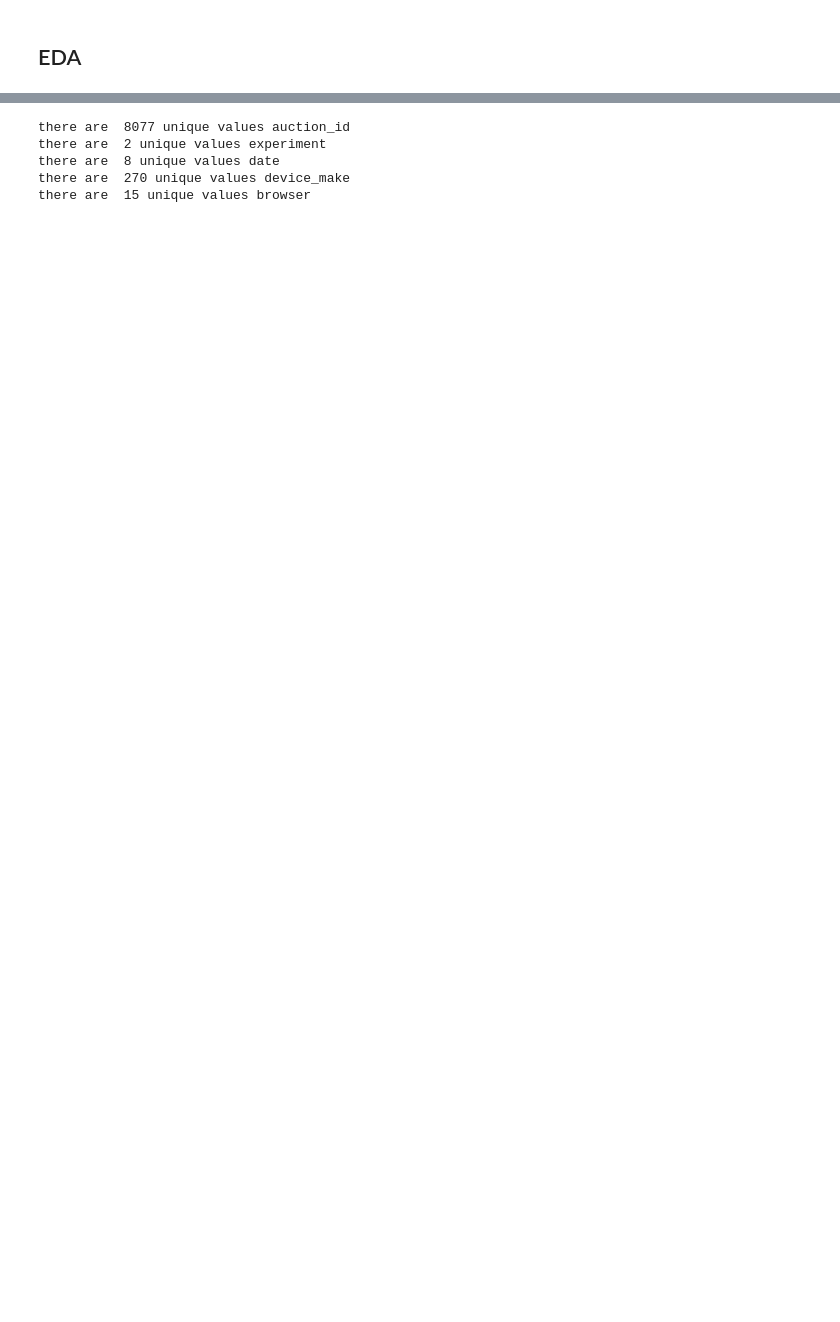
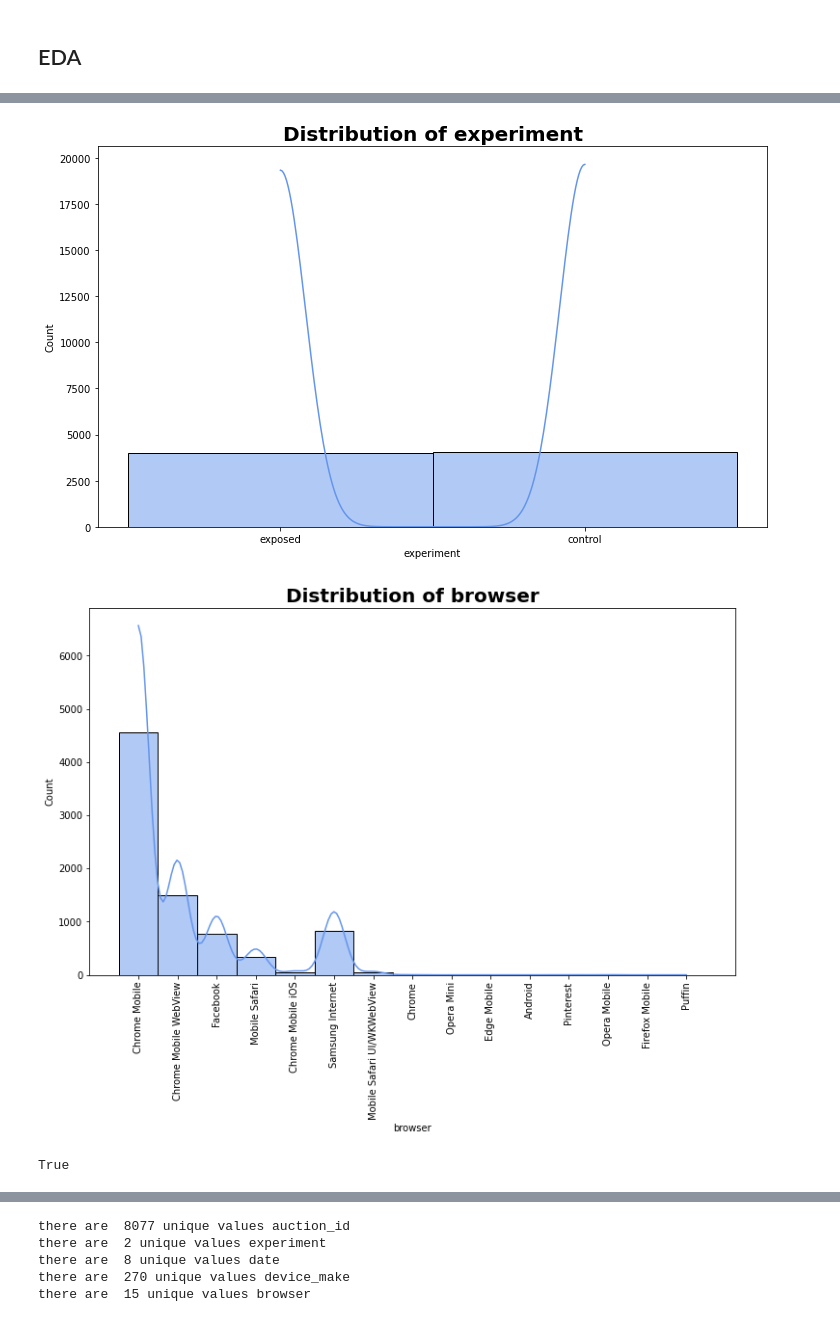
Before and after one commit to Nathnael12/A_B-Hypothesis-Testing, a Jupyter notebook: notebooks/data_cleaning.ipynb, the cells around one changed output, grey strips where cells are left out. Saved outputs shown, nothing was run; the diff lists cells and outputs as text; code cells hidden in the pictures; blank space fills up the shorter version.

```diff
--- a/notebooks/data_cleaning.ipynb
+++ b/notebooks/data_cleaning.ipynb
@@ -25,0 +87,11 @@ df.head()
+# %%
+util.plot_hist(df,'experiment','cornflowerblue')
+util.plot_hist(df,'browser','cornflowerblue',rot=90)
+# %% [output]
+[figure, added]
+[figure, added]
+# %%
+# if true we know each auction id is unique
+len(df['auction_id'].unique())==df.shape[0]
+# %% [output]
+True
```
Also changed, not shown: parts of 9 cells of this notebook, 6 other files.
